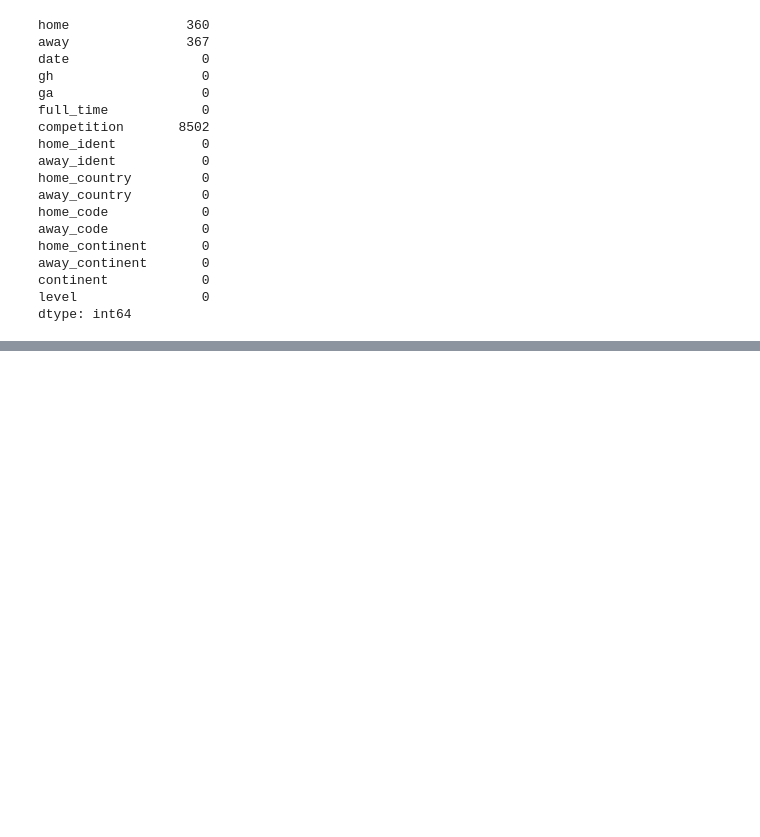
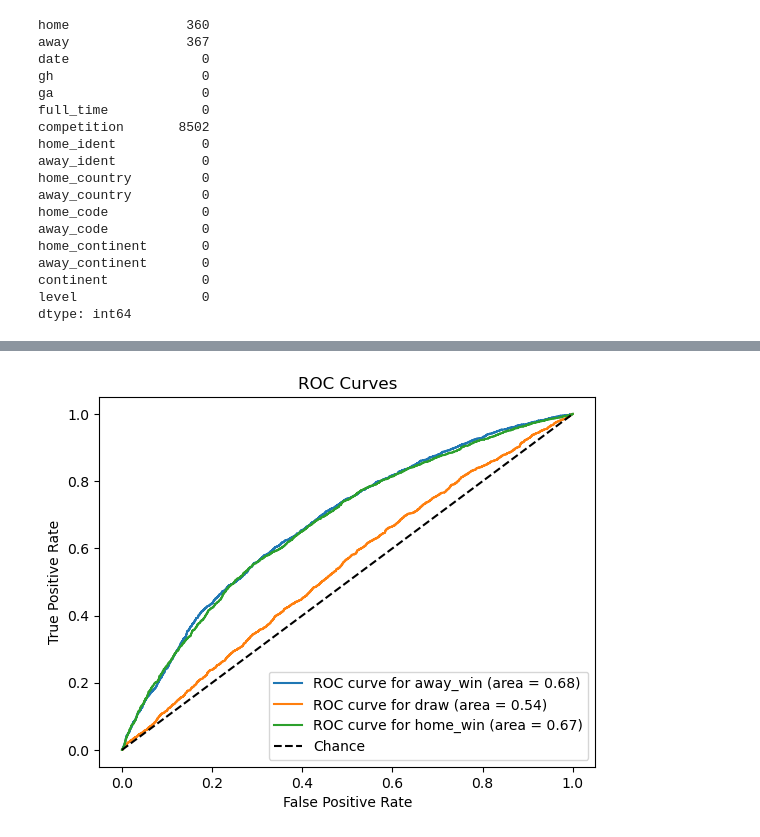
Before and after one commit to Manny-14/haclytics, a Jupyter notebook: football_model/cedar.ipynb, the cells around one changed output, grey strips where cells are left out. Cells and saved outputs as stored; diff of their text form; code cells hidden in the pictures; blank space fills up the shorter version.

```diff
--- a/football_model/cedar.ipynb
+++ b/football_model/cedar.ipynb
@@ -92,0 +190,7 @@ dtype: int64
+# %%
+# Extract year, month, and day of week from the date
+df_filtered['year'] = df_filtered['date'].dt.year
+df_filtered['month'] = df_filtered['date'].dt.month
+df_filtered['day_of_week'] = df_filtered['date'].dt.dayofweek  # 0=Monday, 6=Sunday
+
+print(df_filtered[['date', 'year', 'month', 'day_of_week']].head())
@@ -92,0 +667,21 @@ dtype: int64
+# %%
+from sklearn.metrics import roc_curve, auc
+from sklearn.preprocessing import label_binarize
+
+y_test_bin = label_binarize(y_test, classes=model.classes_)
+n_classes = y_test_bin.shape[1]
+fpr = dict()
+tpr = dict()
+roc_auc = dict()
+for i in range(n_classes):
+    fpr[i], tpr[i], _ = roc_curve(y_test_bin[:, i], y_proba[:, i])
+    roc_auc[i] = auc(fpr[i], tpr[i])
+    plt.plot(fpr[i], tpr[i], label=f'ROC curve for {model.classes_[i]} (area = {roc_auc[i]:0.2f})')
+plt.plot([0, 1], [0, 1], 'k--', label='Chance')
+plt.xlabel('False Positive Rate')
+plt.ylabel('True Positive Rate')
+plt.title('ROC Curves')
+plt.legend(loc="lower right")
+plt.show()
+# %% [output]
+[figure, added]
```
Also changed, not shown: parts of 32 cells of this notebook, 5 other files.
